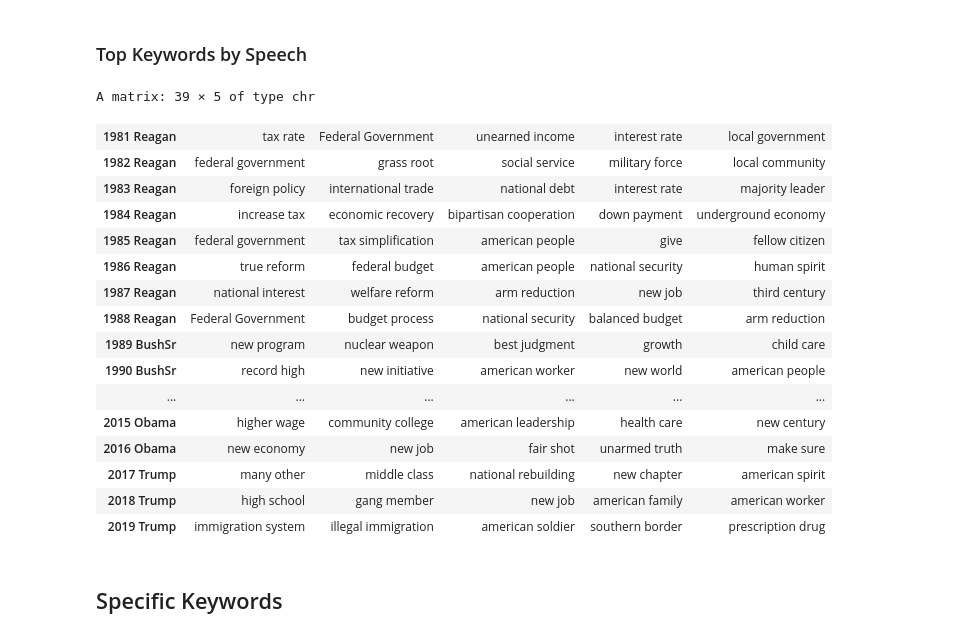
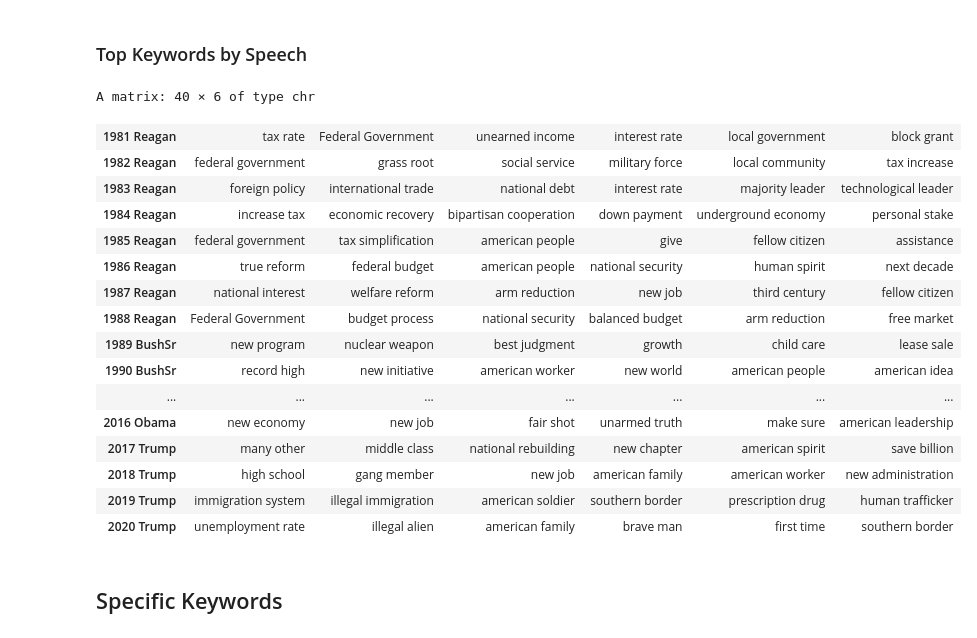
Before and after one commit to lab1702/SOTU, a Jupyter notebook: State of the Union Topic Modeling with udpipe.ipynb, the cells around one changed output. Saved outputs shown, nothing was run; the diff lists cells and outputs as text; code cells hidden in the pictures.

```diff
--- a/State of the Union Topic Modeling with udpipe.ipynb
+++ b/State of the Union Topic Modeling with udpipe.ipynb
@@ -84,25 +87,25 @@ A data.frame: 6 × 4
 # %% [markdown]
 ### Top Keywords by Speech
 # %%
-t(sapply(speech_topics, function(x) head(x$keyword, 5)))
+t(sapply(speech_topics, function(x) head(x$keyword)))
 # %% [output]
-A matrix: 39 × 5 of type chr
+A matrix: 40 × 6 of type chr
-| 1981 Reagan | tax rate | Federal Government | unearned income | interest rate | local government |
-| 1982 Reagan | federal government | grass root | social service | military force | local community |
-| 1983 Reagan | foreign policy | international trade | national debt | interest rate | majority leader |
-| 1984 Reagan | increase tax | economic recovery | bipartisan cooperation | down payment | underground economy |
-| 1985 Reagan | federal government | tax simplification | american people | give | fellow citizen |
-| 1986 Reagan | true reform | federal budget | american people | national security | human spirit |
-| 1987 Reagan | national interest | welfare reform | arm reduction | new job | third century |
-| 1988 Reagan | Federal Government | budget process | national security | balanced budget | arm reduction |
-| 1989 BushSr | new program | nuclear weapon | best judgment | growth | child care |
-| 1990 BushSr | record high | new initiative | american worker | new world | american people |
-| ... | ... | ... | ... | ... | ... |
-| 2015 Obama | higher wage | community college | american leadership | health care | new century |
-| 2016 Obama | new economy | new job | fair shot | unarmed truth | make sure |
-| 2017 Trump | many other | middle class | national rebuilding | new chapter | american spirit |
-| 2018 Trump | high school | gang member | new job | american family | american worker |
-| 2019 Trump | immigration system | illegal immigration | american soldier | southern border | prescription drug |
+| 1981 Reagan | tax rate | Federal Government | unearned income | interest rate | local government | block grant |
+| 1982 Reagan | federal government | grass root | social service | military force | local community | tax increase |
+| 1983 Reagan | foreign policy | international trade | national debt | interest rate | majority leader | technological leader |
+| 1984 Reagan | increase tax | economic recovery | bipartisan cooperation | down payment | underground economy | personal stake |
+| 1985 Reagan | federal government | tax simplification | american people | give | fellow citizen | assistance |
+| 1986 Reagan | true reform | federal budget | american people | national security | human spirit | next decade |
+| 1987 Reagan | national interest | welfare reform | arm reduction | new job | third century | fellow citizen |
+| 1988 Reagan | Federal Government | budget process | national security | balanced budget | arm reduction | free market |
+| 1989 BushSr | new program | nuclear weapon | best judgment | growth | child care | lease sale |
+| 1990 BushSr | record high | new initiative | american worker | new world | american people | american idea |
+| ... | ... | ... | ... | ... | ... | ... |
+| 2016 Obama | new economy | new job | fair shot | unarmed truth | make sure | american leadership |
+| 2017 Trump | many other | middle class | national rebuilding | new chapter | american spirit | save billion |
+| 2018 Trump | high school | gang member | new job | american family | american worker | new administration |
+| 2019 Trump | immigration system | illegal immigration | american soldier | southern border | prescription drug | human trafficker |
+| 2020 Trump | unemployment rate | illegal alien | american family | brave man | first time | southern border |
 # %%
 topics_by_speech <- bind_rows(speech_topics, .id="Speech")
 # %% [markdown]
```
Also changed, not shown: parts of 20 cells of this notebook, 4 other files.
